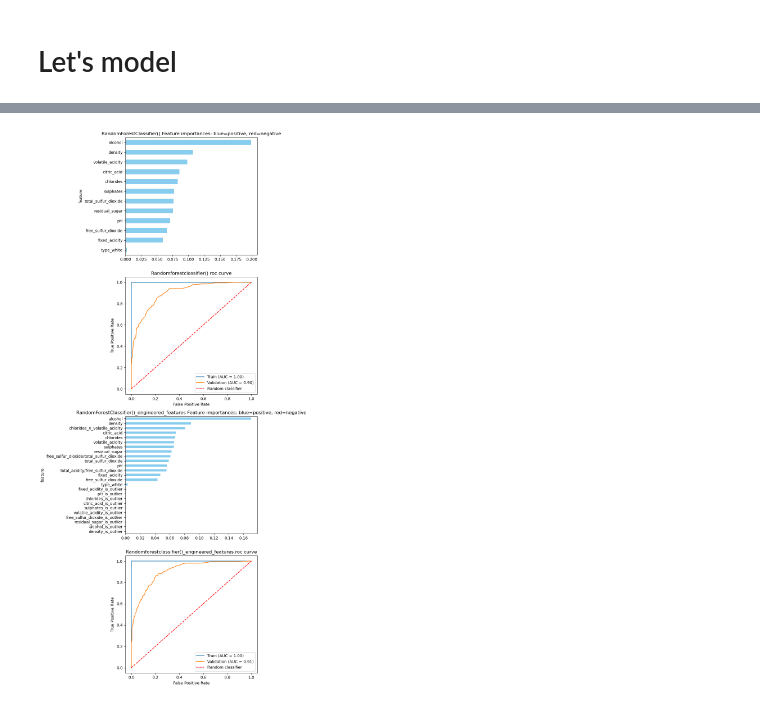
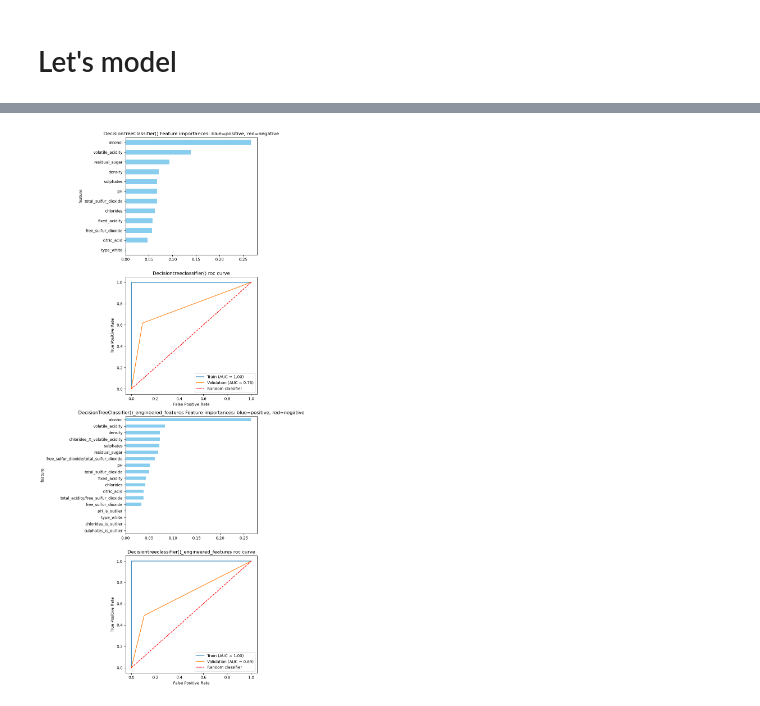
Before and after one commit to dormeir999/Cracking_Your_First_Data_Science_Project_course, a Jupyter notebook: Pipeline.ipynb, the cells around one changed output, grey strips where cells are left out. Saved outputs shown, nothing was run; the diff lists cells and outputs as text; code cells hidden in the pictures.

Commit message:
Let's model - added decision tree plot

```diff
--- a/Pipeline.ipynb
+++ b/Pipeline.ipynb
@@ -1617,41 +1617,41 @@ train_evaluate_plot_report_sklearn_classification_model_engineered_features = pa
 
 # from sklearn.svm import SVC
 # model = SVC(probability=True)
 # model_name_engineered = str(model) + "_engineered_features"
 # model_metrics, axs = train_evaluate_plot_report_sklearn_classification_model_original_features(the_model=model)
 # model_metrics, axs = train_evaluate_plot_report_sklearn_classification_model_engineered_features(the_model=model, the_model_name=model_name_engineered, axs=axs)
 #
 # from sklearn.linear_model import LogisticRegression
 # model = LogisticRegression()
 # model_name_engineered = str(model) + "_engineered_features"
 # model_metrics, axs = train_evaluate_plot_report_sklearn_classification_model_original_features(the_model=model)
 # model_metrics, axs = train_evaluate_plot_report_sklearn_classification_model_engineered_features(the_model=model, the_model_name=model_name_engineered, axs=axs)
 # #
-# from sklearn.tree import DecisionTreeClassifier
-# model = DecisionTreeClassifier()
-# model_name_engineered = str(model) + "_engineered_features"
-# model_metrics, axs = train_evaluate_plot_report_sklearn_classification_model_original_features(the_model=model)
-# model_metrics, axs = train_evaluate_plot_report_sklearn_classification_model_engineered_features(the_model=model, the_model_name=model_name_engineered, axs=axs)
+from sklearn.tree import DecisionTreeClassifier
+model = DecisionTreeClassifier()
+model_name_engineered = str(model) + "_engineered_features"
+model_metrics, axs = train_evaluate_plot_report_sklearn_classification_model_original_features(the_model=model)
+model_metrics, axs = train_evaluate_plot_report_sklearn_classification_model_engineered_features(the_model=model, the_model_name=model_name_engineered, axs=axs)
 
 # from sklearn.ensemble import RandomForestClassifier
 # model = RandomForestClassifier()
 # model_name_engineered = str(model) + "_engineered_features"
 # model_metrics, axs = train_evaluate_plot_report_sklearn_classification_model_original_features(the_model=model)
 # model_metrics, axs = train_evaluate_plot_report_sklearn_classification_model_engineered_features(the_model=model, the_model_name=model_name_engineered, axs=axs)
 #
-from sklearn.ensemble import GradientBoostingClassifier
-model = GradientBoostingClassifier()
-model_name_engineered = str(model) + "_engineered_features"
-model_metrics, axs = train_evaluate_plot_report_sklearn_classification_model_original_features(the_model=model)
-model_metrics, axs = train_evaluate_plot_report_sklearn_classification_model_engineered_features(the_model=model, the_model_name=model_name_engineered, axs=axs)#
+# from sklearn.ensemble import GradientBoostingClassifier
+# model = GradientBoostingClassifier()
+# model_name_engineered = str(model) + "_engineered_features"
+# model_metrics, axs = train_evaluate_plot_report_sklearn_classification_model_original_features(the_model=model)
+# model_metrics, axs = train_evaluate_plot_report_sklearn_classification_model_engineered_features(the_model=model, the_model_name=model_name_engineered, axs=axs)#
 
 # from sklearn.neural_network import MLPClassifier
 # model = MLPClassifier()
 # model_name_engineered = str(model) + "_engineered_features"
 #model_metrics, axs = train_evaluate_plot_report_sklearn_classification_model_original_features(the_model=model)
 #model_metrics, axs = train_evaluate_plot_report_sklearn_classification_model_engineered_features(the_model=model, the_model_name=model_name_engineered, axs=axs)
 
 plt.tight_layout()
 plt.show()
 # %% [output]
-[figure, old version]
+[figure, new version]
```
Also changed, not shown: parts of 1 cell of this notebook, 1 other file.
